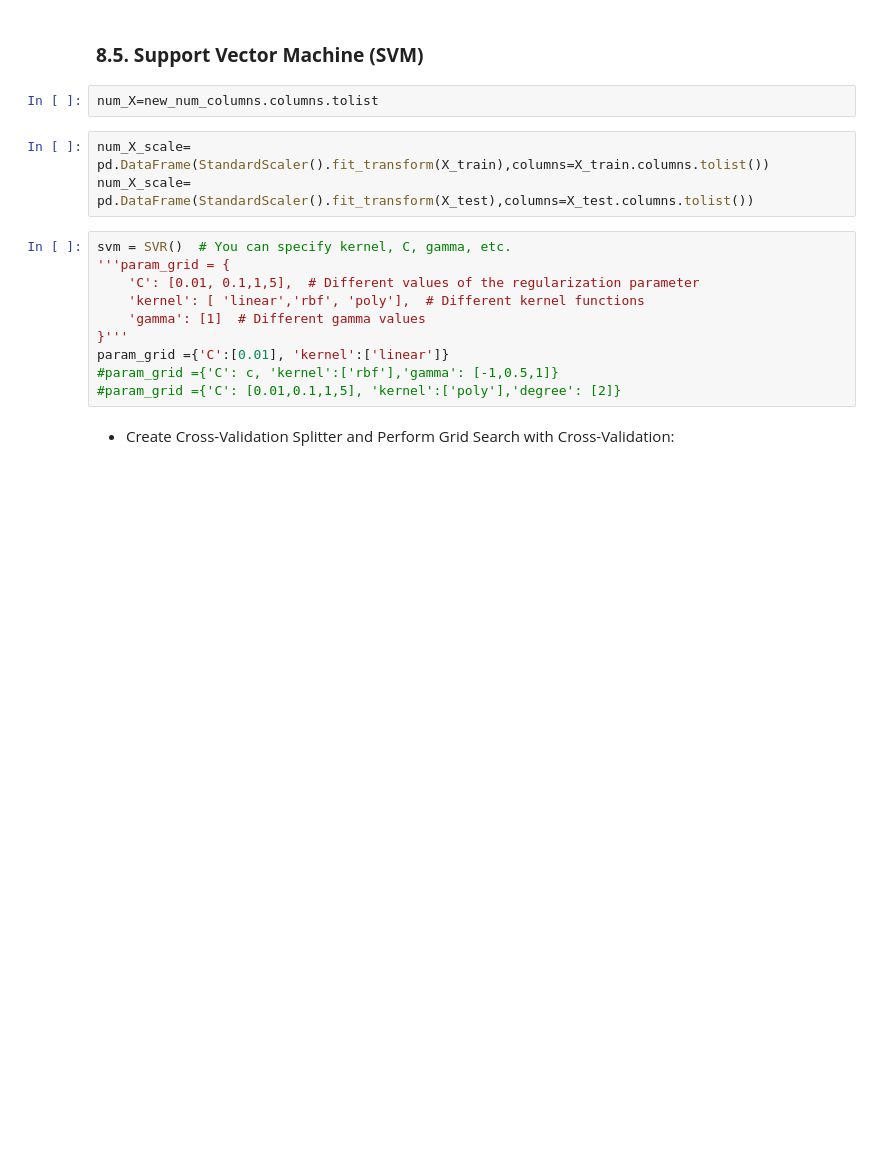
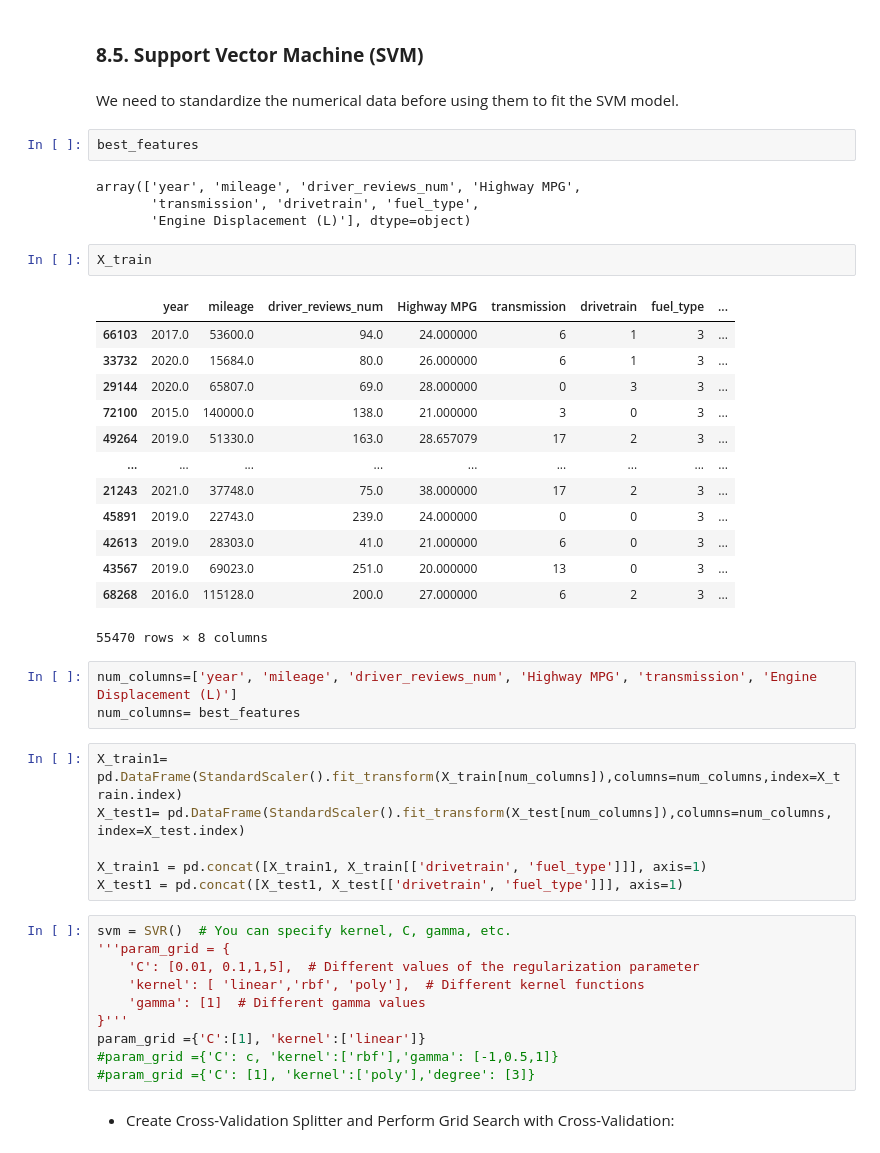
Before and after one commit to syl21b/Car-Price-Prediction, a Jupyter notebook: Car Price Prediction.ipynb, the cells around one changed output. Saved outputs shown, nothing was run; the diff lists cells and outputs as text; blank space fills up the shorter version.

```diff
--- a/Car Price Prediction.ipynb
+++ b/Car Price Prediction.ipynb
@@ -1167,11 +1639,39 @@ vcbfdg
 <a id="85"></a>
 <font color = 'blue'>
 ### **8.5. Support Vector Machine (SVM)**
-# %%
-num_X=new_num_columns.columns.tolist
+# %% [markdown]
+We need to standardize the numerical data before using them to fit the SVM model.
+# %%
+best_features
+# %% [output]
+array(['year', 'mileage', 'driver_reviews_num', 'Highway MPG',
+       'transmission', 'drivetrain', 'fuel_type',
+       'Engine Displacement (L)'], dtype=object)
+# %%
+X_train
+# %% [output]
+|  | year | mileage | driver_reviews_num | Highway MPG | transmission | drivetrain | fuel_type | ... |
+| 66103 | 2017.0 | 53600.0 | 94.0 | 24.000000 | 6 | 1 | 3 | ... |
+| 33732 | 2020.0 | 15684.0 | 80.0 | 26.000000 | 6 | 1 | 3 | ... |
+| 29144 | 2020.0 | 65807.0 | 69.0 | 28.000000 | 0 | 3 | 3 | ... |
+| 72100 | 2015.0 | 140000.0 | 138.0 | 21.000000 | 3 | 0 | 3 | ... |
+| 49264 | 2019.0 | 51330.0 | 163.0 | 28.657079 | 17 | 2 | 3 | ... |
+| ... | ... | ... | ... | ... | ... | ... | ... | ... |
+| 21243 | 2021.0 | 37748.0 | 75.0 | 38.000000 | 17 | 2 | 3 | ... |
+| 45891 | 2019.0 | 22743.0 | 239.0 | 24.000000 | 0 | 0 | 3 | ... |
+| 42613 | 2019.0 | 28303.0 | 41.0 | 21.000000 | 6 | 0 | 3 | ... |
+| 43567 | 2019.0 | 69023.0 | 251.0 | 20.000000 | 13 | 0 | 3 | ... |
+| 68268 | 2016.0 | 115128.0 | 200.0 | 27.000000 | 6 | 2 | 3 | ... |
+55470 rows × 8 columns
+# %%
+num_columns=['year', 'mileage', 'driver_reviews_num', 'Highway MPG', 'transmission', 'Engine Displacement (L)']
+num_columns= best_features
 # %%
-num_X_scale= pd.DataFrame(StandardScaler().fit_transform(X_train),columns=X_train.columns.tolist())
-num_X_scale= pd.DataFrame(StandardScaler().fit_transform(X_test),columns=X_test.columns.tolist())
+X_train1= pd.DataFrame(StandardScaler().fit_transform(X_train[num_columns]),columns=num_columns,index=X_train.index)
+X_test1= pd.DataFrame(StandardScaler().fit_transform(X_test[num_columns]),columns=num_columns, index=X_test.index)
+
+X_train1 = pd.concat([X_train1, X_train[['drivetrain', 'fuel_type']]], axis=1)
+X_test1 = pd.concat([X_test1, X_test[['drivetrain', 'fuel_type']]], axis=1)
 # %%
 svm = SVR()  # You can specify kernel, C, gamma, etc.
 '''param_grid = {
@@ -1179,9 +1679,9 @@ svm = SVR()  # You can specify kernel, C, gamma, etc.
     'kernel': [ 'linear','rbf', 'poly'],  # Different kernel functions
     'gamma': [1]  # Different gamma values
 }'''
-param_grid ={'C':[0.01], 'kernel':['linear']}
+param_grid ={'C':[1], 'kernel':['linear']}
 #param_grid ={'C': c, 'kernel':['rbf'],'gamma': [-1,0.5,1]}
-#param_grid ={'C': [0.01,0.1,1,5], 'kernel':['poly'],'degree': [2]}
+#param_grid ={'C': [1], 'kernel':['poly'],'degree': [3]}
 # %% [markdown]
 * Create Cross-Validation Splitter and Perform Grid Search with Cross-Validation:
 # %%
```
Also changed, not shown: parts of 107 cells of this notebook, 1 other file.
